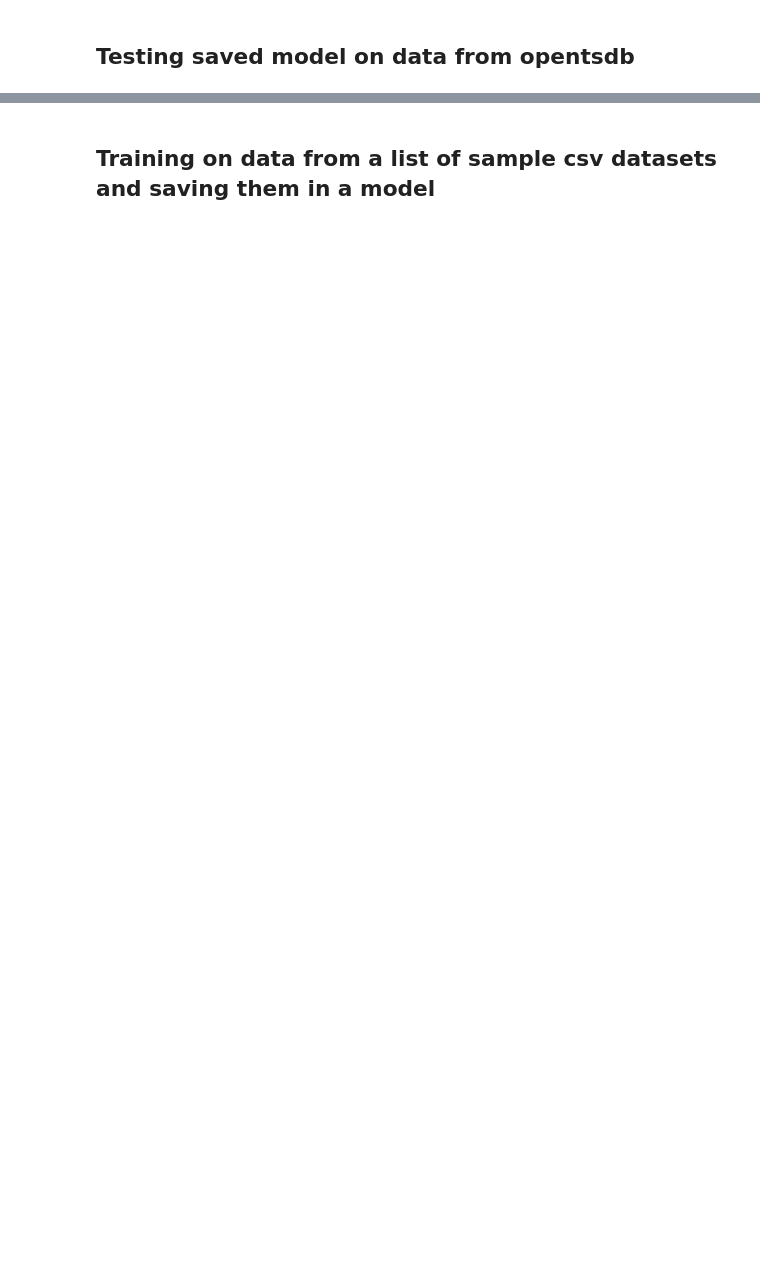
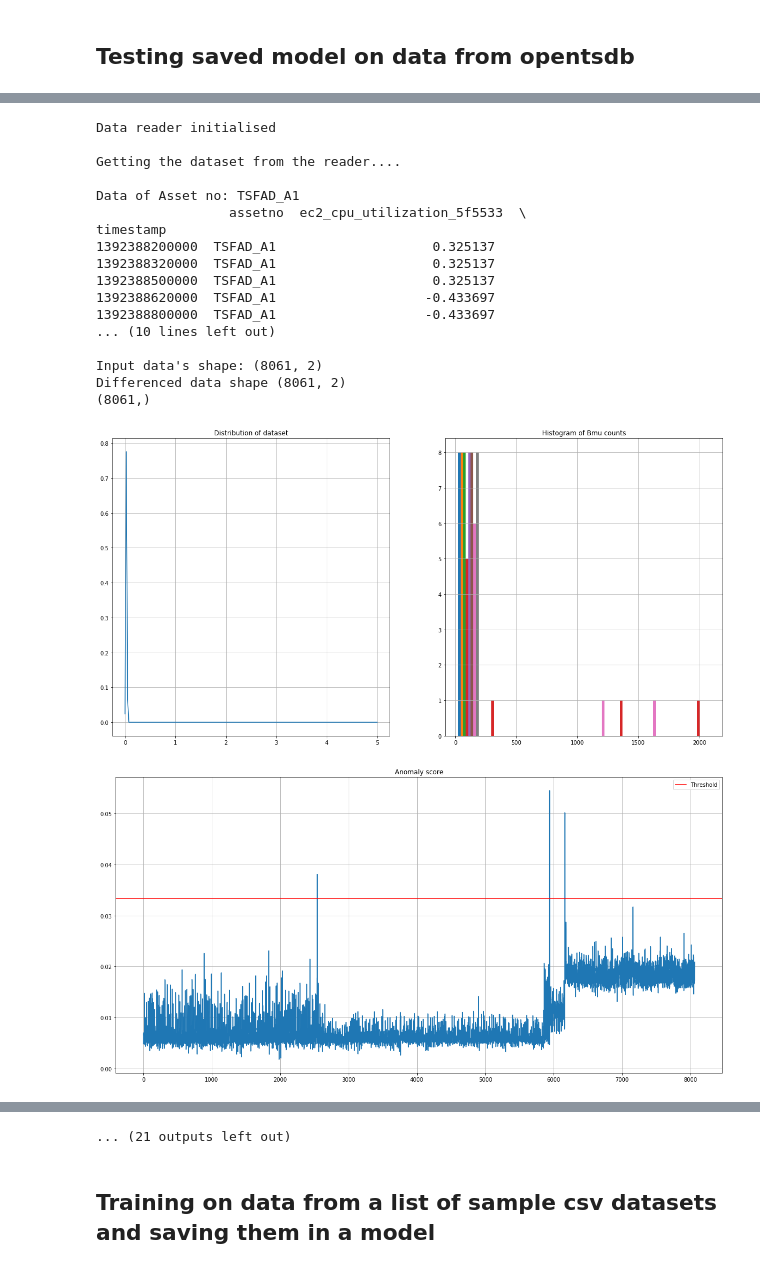
Before and after one commit to Rohithram/Self-Organizing-Maps-using-KNN, a Jupyter notebook: rohithram/Notebooks/som_knn_detector/anomaly_detection_using_som_knn_deployable.ipynb, the cells around one changed output, grey strips where cells are left out. Cells and saved outputs as stored; diff of their text form; code cells hidden in the pictures; blank space fills up the shorter version.

Commit message:
updated reader part using normalise

```diff
--- a/rohithram/Notebooks/som_knn_detector/anomaly_detection_using_som_knn_deployable.ipynb
+++ b/rohithram/Notebooks/som_knn_detector/anomaly_detection_using_som_knn_deployable.ipynb
@@ -590,3 +595,26 @@ No of anomalies detected : 6, Fraction of data detected as anomaly : 0.000744324
 
  No of Anomalies detected = 6
 {"header": {"code": "200", "status": "OK"}, "body": [{"asset": "TSFAD_A1", "anomalies": [{"name": "ec2_cpu_utilization_5f5533", "datapoints": [{"from_timestamp": 1392769320000, "to_timestamp": 1392769 ...
+# %%
+%%timeit
+test_res = evaluate(**eval_args1,json_data=json_data,mode=mode_options[0])
+# %% [output]
+Data reader initialised
+
+Getting the dataset from the reader....
+
+Data of Asset no: TSFAD_A1
+                 assetno  ec2_cpu_utilization_5f5533  \
+timestamp
+1392388200000  TSFAD_A1                    0.325137
+1392388320000  TSFAD_A1                    0.325137
+1392388500000  TSFAD_A1                    0.325137
+1392388620000  TSFAD_A1                   -0.433697
+1392388800000  TSFAD_A1                   -0.433697
+... (10 lines left out)
+
+Input data's shape: (8061, 2)
+Differenced data shape (8061, 2)
+(8061,)
+[figure, added]
+[figure, added]
@@ -593,3 +662,4 @@ No of anomalies detected : 6, Fraction of data detected as anomaly : 0.000744324
+... (21 outputs left out)
 # %% [markdown]
 ## Training on data from a list of sample csv datasets and saving them in a model
 # %%
```
Also changed, not shown: parts of 10 cells of this notebook, 52 other files.
